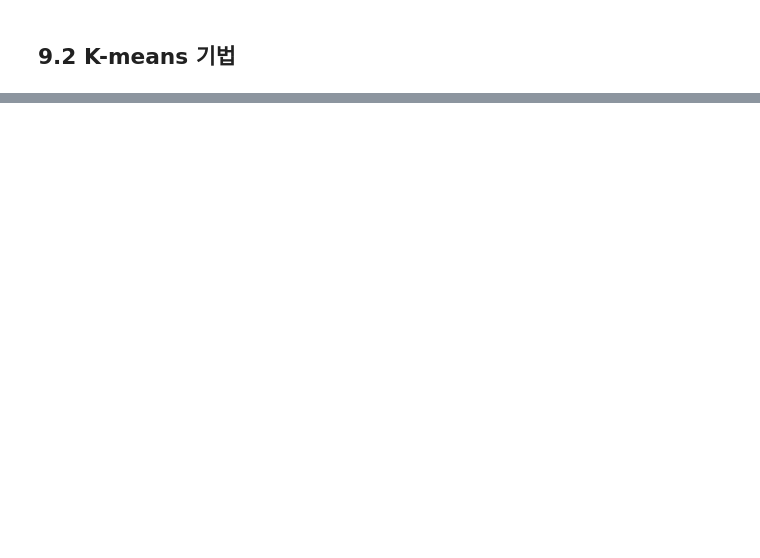
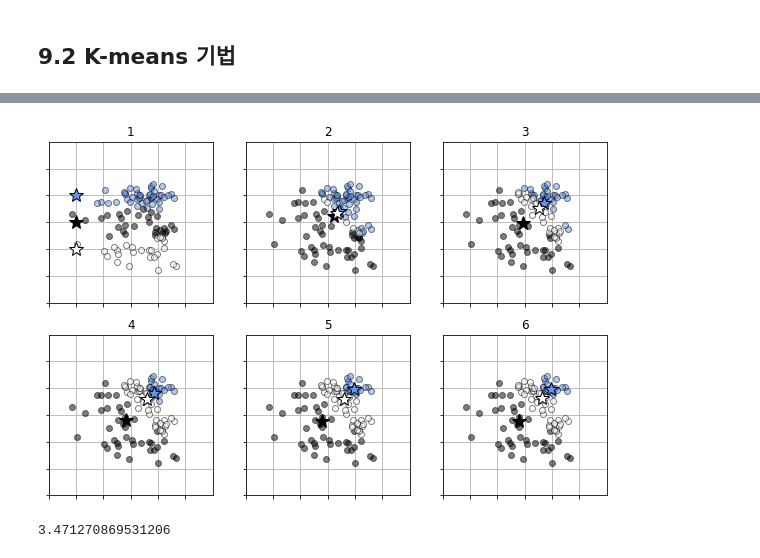
Before and after one commit to josephsh97KIM/MS_study, a Jupyter notebook: CAU_VIlab/week6_1.ipynb, the cells around one changed output, grey strips where cells are left out. Cells and saved outputs as stored; diff of their text form; code cells hidden in the pictures; blank space fills up the shorter version.

```diff
--- a/CAU_VIlab/week6_1.ipynb
+++ b/CAU_VIlab/week6_1.ipynb
@@ -93,0 +110,35 @@ plt.show()
+# %%
+plt.figure(1, figsize = (10,6.5))
+Mu = np.array([[-2,1],[-2,0],[-2,-1]])
+max_it = 6 # 반복 횟수
+for it in range(0,max_it):
+  plt.subplot(2,3,it+1)
+  R = step1_kmeans(X[:,0], X[:,1], Mu)
+  show_prm(X,R,Mu, X_col)
+  plt.title("{0:d}".format(it+1))
+  plt.xticks(range(X_range0[0], X_range0[1]), "")
+  plt.yticks(range(X_range1[0], X_range1[1]), "")
+  Mu = step2_kmeans(X[:,0], X[:,1],R)
+plt.show()
+# %% [output]
+[figure, added]
+# %%
+# 왜곡 척도
+
+# 목적 함수
+def distortion_measure(x0, x1, r, mu):
+  # 입력은 2차원으로 제한
+  N = len(x0)
+  J = 0
+  for n in range(N):
+    for k in range(K):
+      J = J + r[n,k] * ((x0[n]- mu[k,0])**2 + (x1[n] - mu[k, 1])**2)
+    return J
+
+# test
+# Mu와 R의 초기화
+Mu = np.array([[-2,1], [-2,0], [-2,-1]])
+R = np.c_[np.ones((N, 1), dtype=int), np.zeros((N,2), dtype=int)]
+distortion_measure(X[:,0], X[:,1], R, Mu)
+# %% [output]
+3.471270869531206
```
Also changed, not shown: parts of 5 cells of this notebook.
